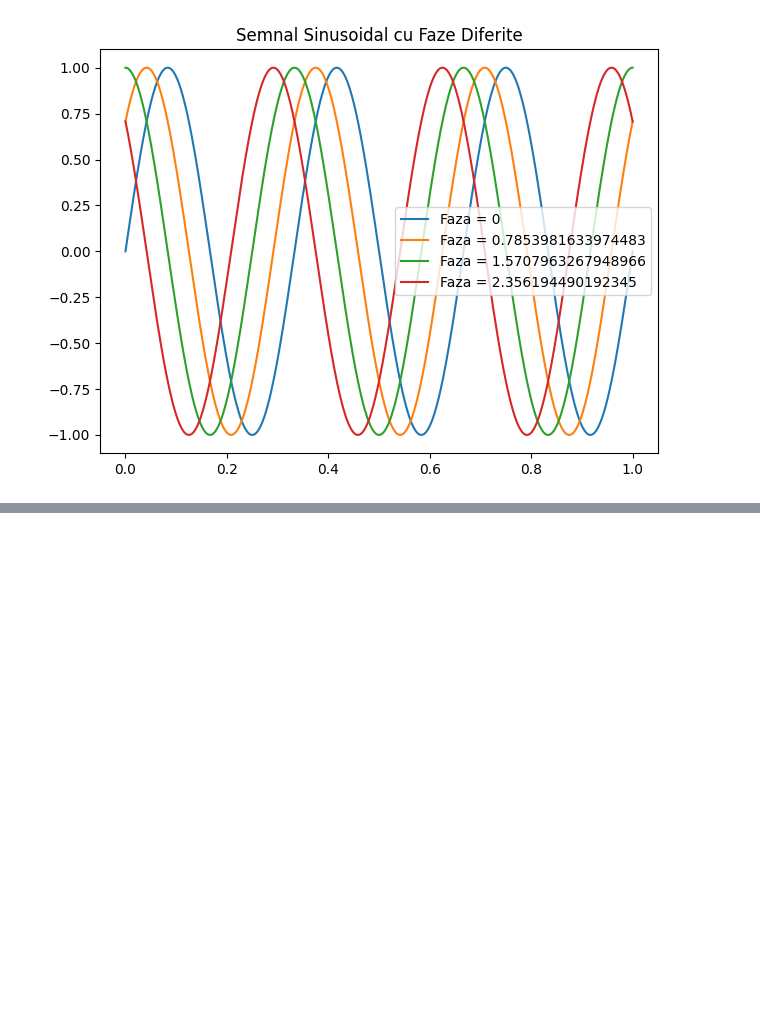
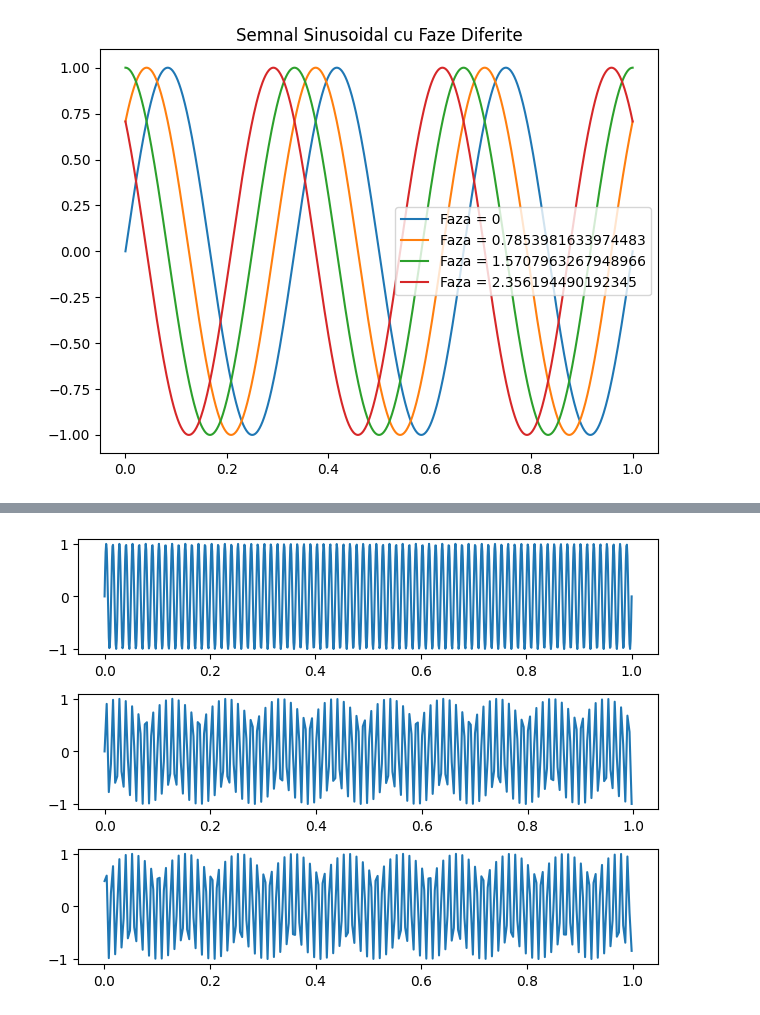
Before and after one commit to Lung-Alexandra/procesarea_semnalelor, a Jupyter notebook: Lab2/lab2.ipynb, the cells around one changed output, grey strips where cells are left out. Saved outputs shown, nothing was run; the diff lists cells and outputs as text; code cells hidden in the pictures; blank space fills up the shorter version.

```diff
--- a/Lab2/lab2.ipynb
+++ b/Lab2/lab2.ipynb
@@ -160,0 +246,30 @@ sd.wait()
+# %%
+# ex 7
+fs = 1000
+f = 80
+
+# semnal original
+t = np.linspace(0, 1, fs)
+signal = np.sin(2 * np.pi * f  * t)
+
+# decinare la 1/4 din freventa initiala
+# => pierdere nivel de detaliu
+t2 = t[::4]
+signal2 = signal[::4]
+
+# decinarea la 1/4 pornind de la al doilea element din vector
+# adica cel de pe pozitia 1
+# => semnalul se deplaseaza spre dreapta
+t3 = t[1::4]
+signal3 = signal[1::4]
+
+nr_subplots = 3
+fig, axs = plt.subplots(nr_subplots)
+axs[0].plot(t, signal)
+axs[1].plot(t2,signal2)
+axs[2].plot(t3,signal3)
+plt.tight_layout()
+plt.savefig("ex7.pdf", format="pdf")
+plt.show()
+# %% [output]
+[figure, added]
```
Also changed, not shown: parts of 18 cells of this notebook, 8 other files.
